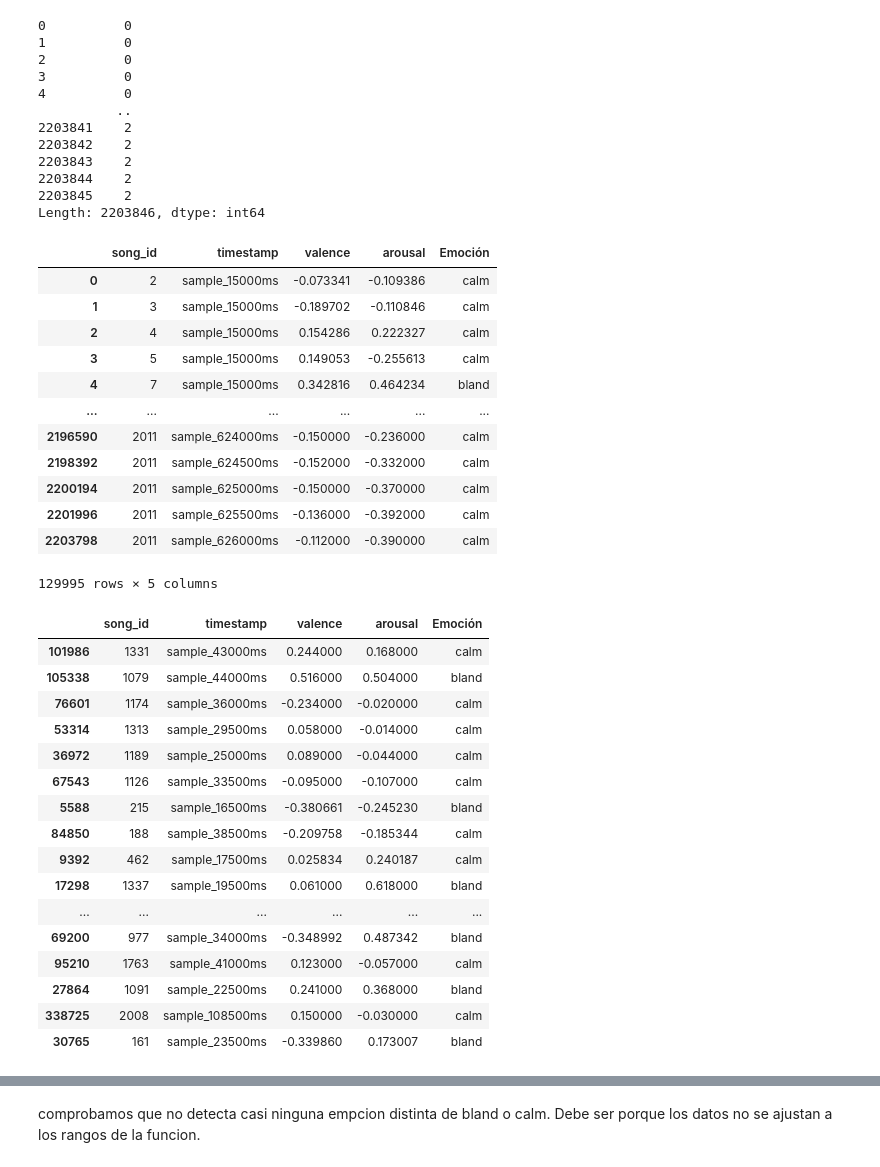
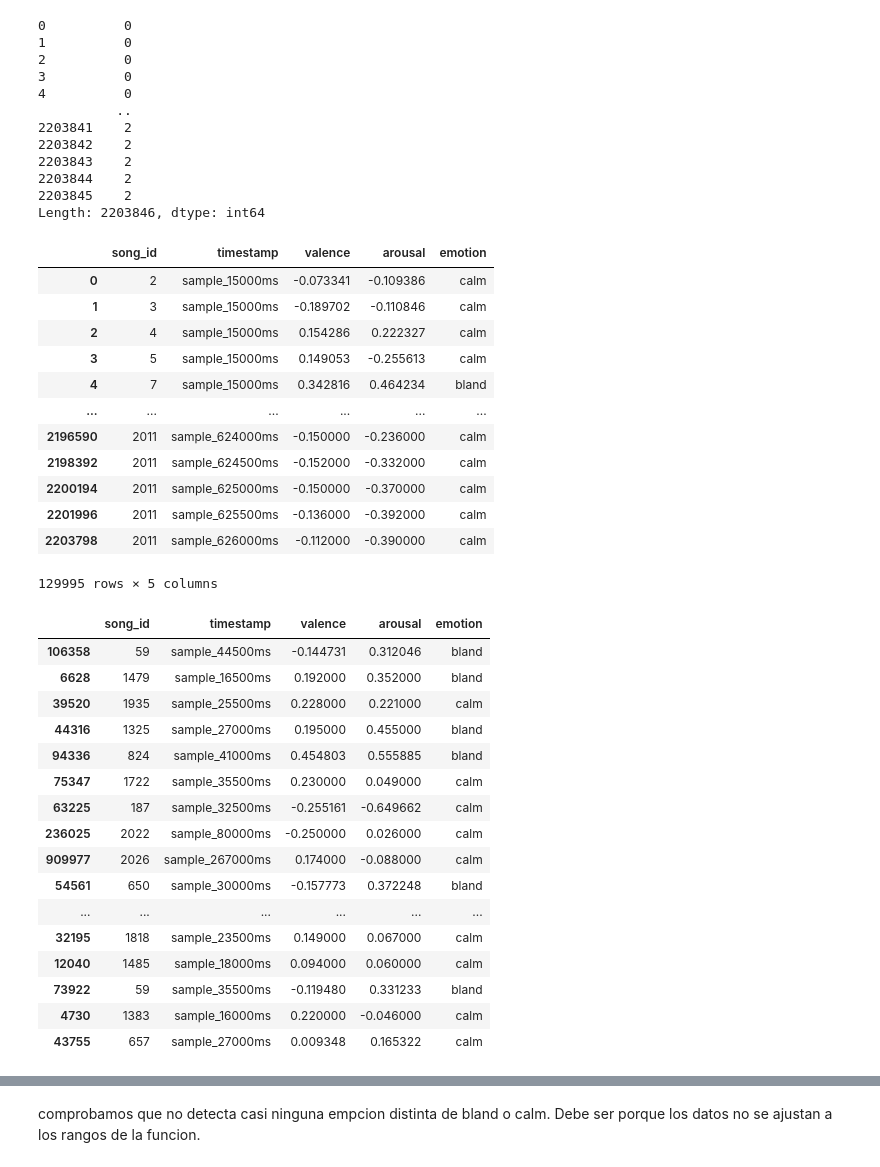
Before and after one commit to Chepados/practica_3_ALN_tori_adri, a Jupyter notebook: project_develp/modelo_Russel.ipynb, the cells around one changed output, grey strips where cells are left out. Drawn from its saved outputs; the diff is of its cells as text; code cells hidden in the pictures.

```diff
--- a/project_develp/modelo_Russel.ipynb
+++ b/project_develp/modelo_Russel.ipynb
@@ -162,7 +164,7 @@ def map_emotion(valence, arousal):
     else:
         return 'bland'
 # %%
-long_df['Emoción'] = long_df.apply(lambda row: map_emotion(row['valence'], row['arousal']), axis=1)
+long_df['emotion'] = long_df.apply(lambda row: map_emotion(row['valence'], row['arousal']), axis=1)
 # %%
 random_rows = long_df.sample(n=20)
 random_rows
@@ -218,10 +222,10 @@ null_counts_by_row
 2203845    2
 Length: 2203846, dtype: int64
 # %%
-long_df_cleaned = long_df.dropna(subset=['valence', 'arousal'], how='any')
+long_df_cleaned = long_df.dropna(subset=['valence', 'arousal'], how='any').copy()
 long_df_cleaned
 # %% [output]
-|  | song_id | timestamp | valence | arousal | Emoción |
+|  | song_id | timestamp | valence | arousal | emotion |
 | 0 | 2 | sample_15000ms | -0.073341 | -0.109386 | calm |
 | 1 | 3 | sample_15000ms | -0.189702 | -0.110846 | calm |
 | 2 | 4 | sample_15000ms | 0.154286 | 0.222327 | calm |
@@ -238,21 +242,21 @@ long_df_cleaned
 random_rows = long_df_cleaned.sample(n=20)
 random_rows
 # %% [output]
-|  | song_id | timestamp | valence | arousal | Emoción |
-| 101986 | 1331 | sample_43000ms | 0.244000 | 0.168000 | calm |
-| 105338 | 1079 | sample_44000ms | 0.516000 | 0.504000 | bland |
-| 76601 | 1174 | sample_36000ms | -0.234000 | -0.020000 | calm |
-| 53314 | 1313 | sample_29500ms | 0.058000 | -0.014000 | calm |
-| 36972 | 1189 | sample_25000ms | 0.089000 | -0.044000 | calm |
-| 67543 | 1126 | sample_33500ms | -0.095000 | -0.107000 | calm |
-| 5588 | 215 | sample_16500ms | -0.380661 | -0.245230 | bland |
-| 84850 | 188 | sample_38500ms | -0.209758 | -0.185344 | calm |
-| 9392 | 462 | sample_17500ms | 0.025834 | 0.240187 | calm |
-| 17298 | 1337 | sample_19500ms | 0.061000 | 0.618000 | bland |
+|  | song_id | timestamp | valence | arousal | emotion |
+| 106358 | 59 | sample_44500ms | -0.144731 | 0.312046 | bland |
+| 6628 | 1479 | sample_16500ms | 0.192000 | 0.352000 | bland |
+| 39520 | 1935 | sample_25500ms | 0.228000 | 0.221000 | calm |
+| 44316 | 1325 | sample_27000ms | 0.195000 | 0.455000 | bland |
+| 94336 | 824 | sample_41000ms | 0.454803 | 0.555885 | bland |
+| 75347 | 1722 | sample_35500ms | 0.230000 | 0.049000 | calm |
+| 63225 | 187 | sample_32500ms | -0.255161 | -0.649662 | calm |
+| 236025 | 2022 | sample_80000ms | -0.250000 | 0.026000 | calm |
+| 909977 | 2026 | sample_267000ms | 0.174000 | -0.088000 | calm |
+| 54561 | 650 | sample_30000ms | -0.157773 | 0.372248 | bland |
 | ... | ... | ... | ... | ... | ... |
-| 69200 | 977 | sample_34000ms | -0.348992 | 0.487342 | bland |
-| 95210 | 1763 | sample_41000ms | 0.123000 | -0.057000 | calm |
-| 27864 | 1091 | sample_22500ms | 0.241000 | 0.368000 | bland |
-| 338725 | 2008 | sample_108500ms | 0.150000 | -0.030000 | calm |
-| 30765 | 161 | sample_23500ms | -0.339860 | 0.173007 | bland |
+| 32195 | 1818 | sample_23500ms | 0.149000 | 0.067000 | calm |
+| 12040 | 1485 | sample_18000ms | 0.094000 | 0.060000 | calm |
+| 73922 | 59 | sample_35500ms | -0.119480 | 0.331233 | bland |
+| 4730 | 1383 | sample_16000ms | 0.220000 | -0.046000 | calm |
+| 43755 | 657 | sample_27000ms | 0.009348 | 0.165322 | calm |
 # %%
```
Also changed, not shown: parts of 25 cells of this notebook.
